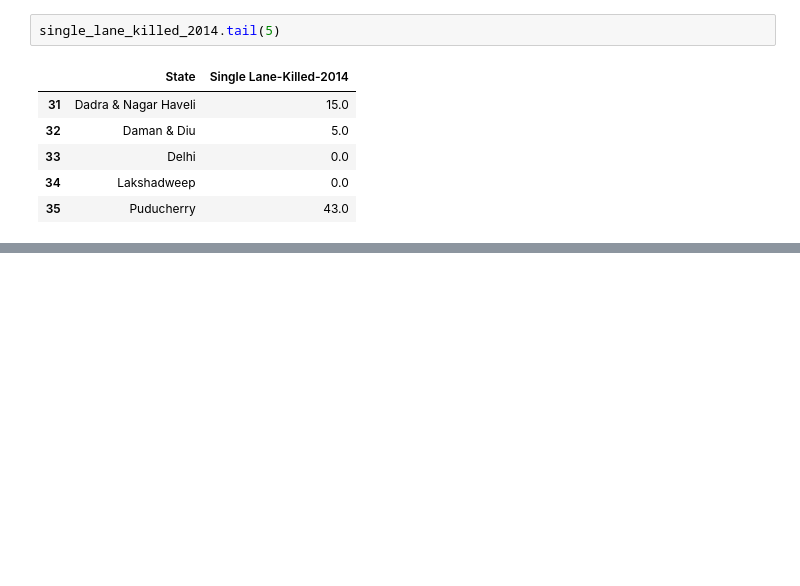
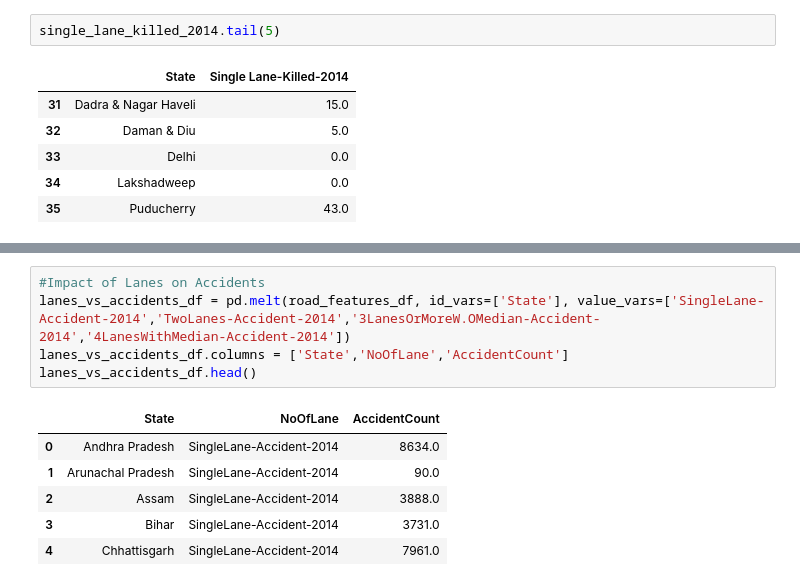
Before and after one commit to dbiswa4/python-projects, a Jupyter notebook: spring-2017/src/data-viz/proj/road-features-01.ipynb, the cells around one changed output, grey strips where cells are left out. Saved outputs shown, nothing was run; the diff lists cells and outputs as text; blank space fills up the shorter version.

```diff
--- a/spring-2017/src/data-viz/proj/road-features-01.ipynb
+++ b/spring-2017/src/data-viz/proj/road-features-01.ipynb
@@ -103,0 +126,12 @@ plt.title('State vs Single Lane-Killed-2014')
+# %%
+#Impact of Lanes on Accidents
+lanes_vs_accidents_df = pd.melt(road_features_df, id_vars=['State'], value_vars=['SingleLane-Accident-2014','TwoLanes-Accident-2014','3LanesOrMoreW.OMedian-Accident-2014','4LanesWithMedian-Accident-2014'])
+lanes_vs_accidents_df.columns = ['State','NoOfLane','AccidentCount']
+lanes_vs_accidents_df.head()
+# %% [output]
+|  | State | NoOfLane | AccidentCount |
+| 0 | Andhra Pradesh | SingleLane-Accident-2014 | 8634.0 |
+| 1 | Arunachal Pradesh | SingleLane-Accident-2014 | 90.0 |
+| 2 | Assam | SingleLane-Accident-2014 | 3888.0 |
+| 3 | Bihar | SingleLane-Accident-2014 | 3731.0 |
+| 4 | Chhattisgarh | SingleLane-Accident-2014 | 7961.0 |
```
Also changed, not shown: parts of 11 cells of this notebook, 2 other files.
